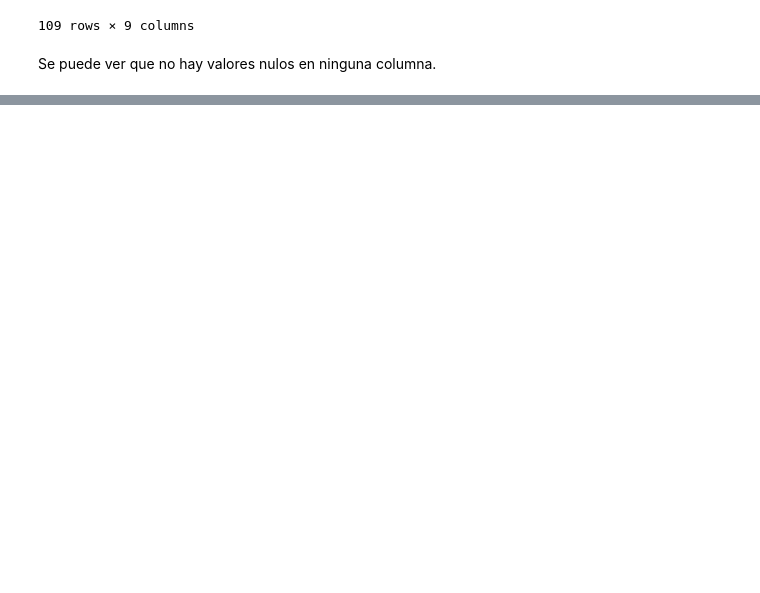
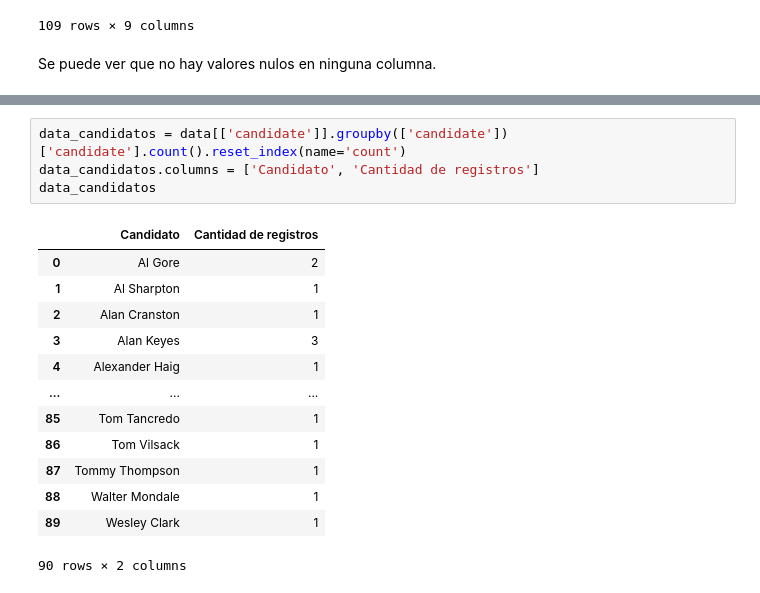
Before and after one commit to 1gnacio/orgadatos-kaggle-tp1, a Jupyter notebook: notebook707f668b56.ipynb, the cells around one changed output, grey strips where cells are left out. Cells and saved outputs as stored; diff of their text form; blank space fills up the shorter version.

```diff
--- a/notebook707f668b56.ipynb
+++ b/notebook707f668b56.ipynb
@@ -197,0 +183,18 @@ print(sum(s.values()))
+# %%
+data_candidatos = data[['candidate']].groupby(['candidate'])['candidate'].count().reset_index(name='count')
+data_candidatos.columns = ['Candidato', 'Cantidad de registros']
+data_candidatos
+# %% [output]
+|  | Candidato | Cantidad de registros |
+| 0 | Al Gore | 2 |
+| 1 | Al Sharpton | 1 |
+| 2 | Alan Cranston | 1 |
+| 3 | Alan Keyes | 3 |
+| 4 | Alexander Haig | 1 |
+| ... | ... | ... |
+| 85 | Tom Tancredo | 1 |
+| 86 | Tom Vilsack | 1 |
+| 87 | Tommy Thompson | 1 |
+| 88 | Walter Mondale | 1 |
+| 89 | Wesley Clark | 1 |
+90 rows × 2 columns
```
Also changed, not shown: parts of 16 cells of this notebook.
